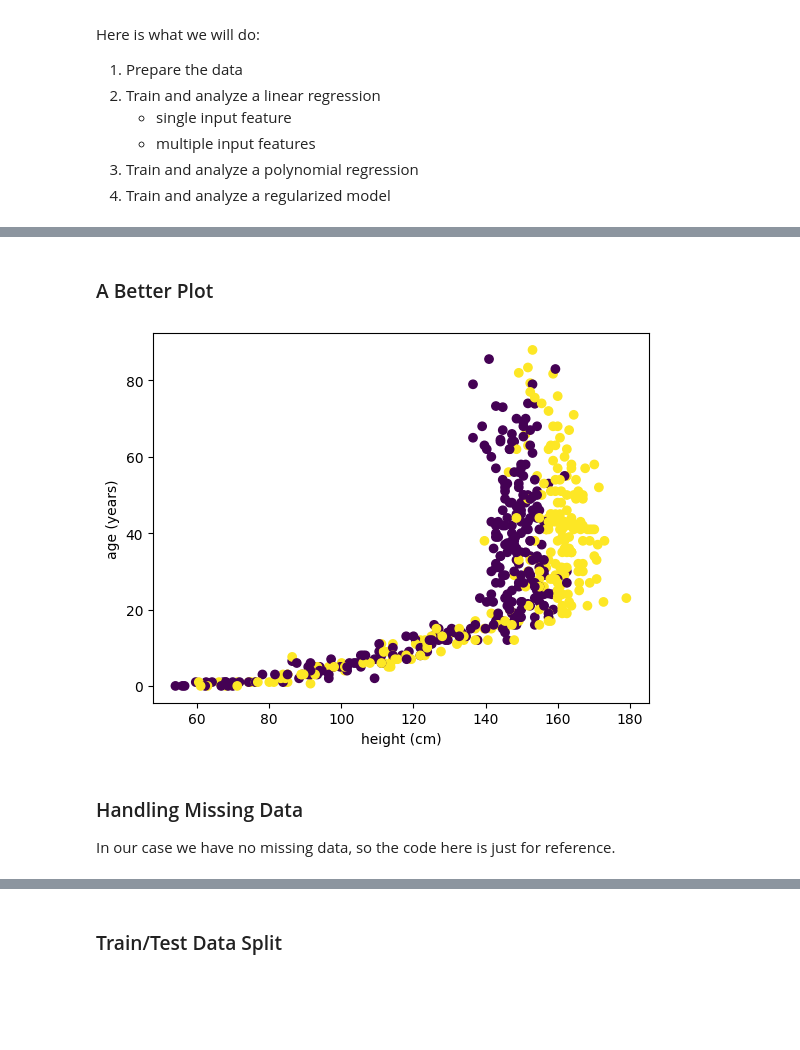
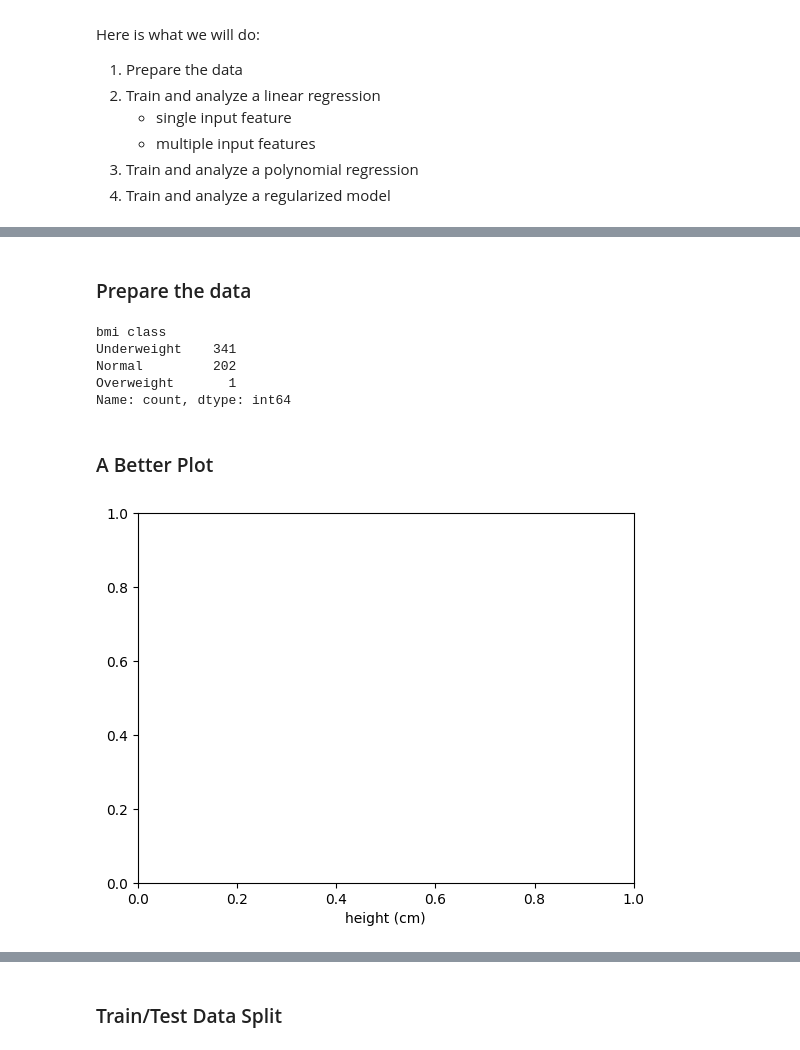
Before and after one commit to meldstonerogers/machine-learning-module4lab, a Jupyter notebook: StoneRogerslab4_starter.ipynb, the cells around one changed output, grey strips where cells are left out. Cells and saved outputs as stored; diff of their text form; code cells hidden in the pictures; blank space fills up the shorter version.

```diff
--- a/StoneRogerslab4_starter.ipynb
+++ b/StoneRogerslab4_starter.ipynb
@@ -78,16 +10,43 @@ array([[<Axes: xlabel='height', ylabel='height'>,
+# %% [markdown]
+### Prepare the data
+# %%
+import pandas as pd
+howell_full = pd.read_csv("Howell.csv", sep=";")
+
+# Compute bmi based on height and weight metric units
+def bmi(height, weight):
+    return 10000*weight/(height**2)
+new_feature = bmi(howell_full['height'], howell_full['weight'])
+howell_full['bmi'] = new_feature
+howell_full.head(n=10)
+
+import numpy as np
+def bmi_category(bmi):
+    # bmi can only be a single value
+    if bmi < 18.5: return 'Underweight'
+    if bmi < 25.0: return 'Normal'
+    if bmi < 30.0: return 'Overweight'
+    return 'Obese'
+
+vector_bmi_category = np.vectorize(bmi_category)
+howell_full['bmi class'] = vector_bmi_category(howell_full['bmi'])
+howell_full['bmi class'].value_counts()
+# %% [output]
+bmi class
+Underweight    341
+Normal         202
+Overweight       1
+Name: count, dtype: int64
 # %% [markdown]
 ### A Better Plot
 # %%
 import matplotlib.pyplot as plt
 height = howell_full['height']
 age = howell_full['age']
-gender = howell_full['male']
-plt.scatter(height, age, c=gender)
+# gender = howell_full['male']
+# plt.scatter(height, age, c=gender)
 plt.xlabel('height (cm)')
-plt.ylabel('age (years)')
+# plt.ylabel('age (years)')
 plt.show()
 # %% [output]
-[figure, old version]
+[figure, new version]
-# %% [markdown]
-### Handling Missing Data
-In our case we have no missing data, so the code here is just for reference.
```
Also changed, not shown: parts of 36 cells of this notebook, 3 other files.
